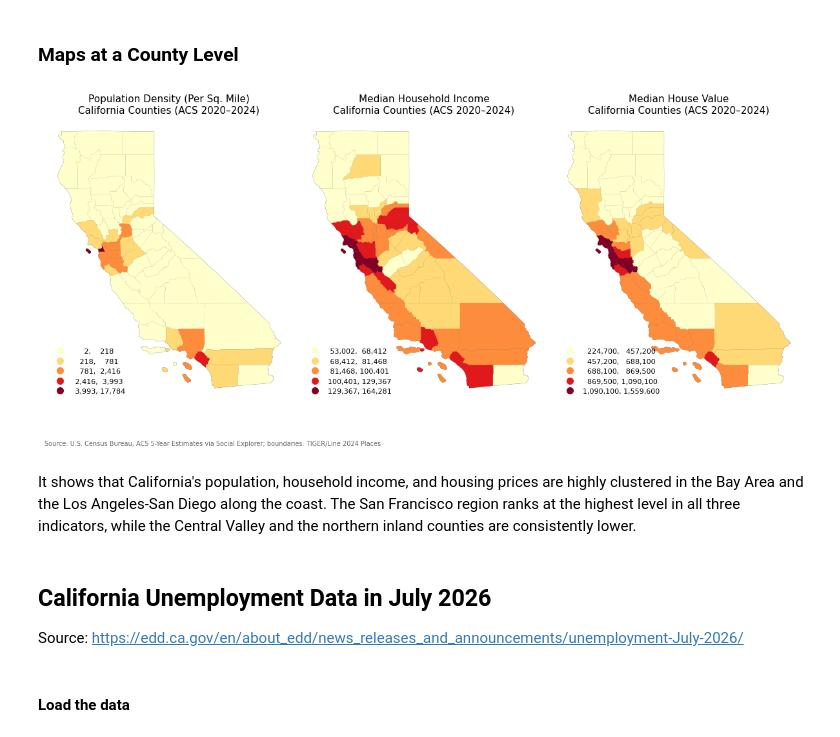
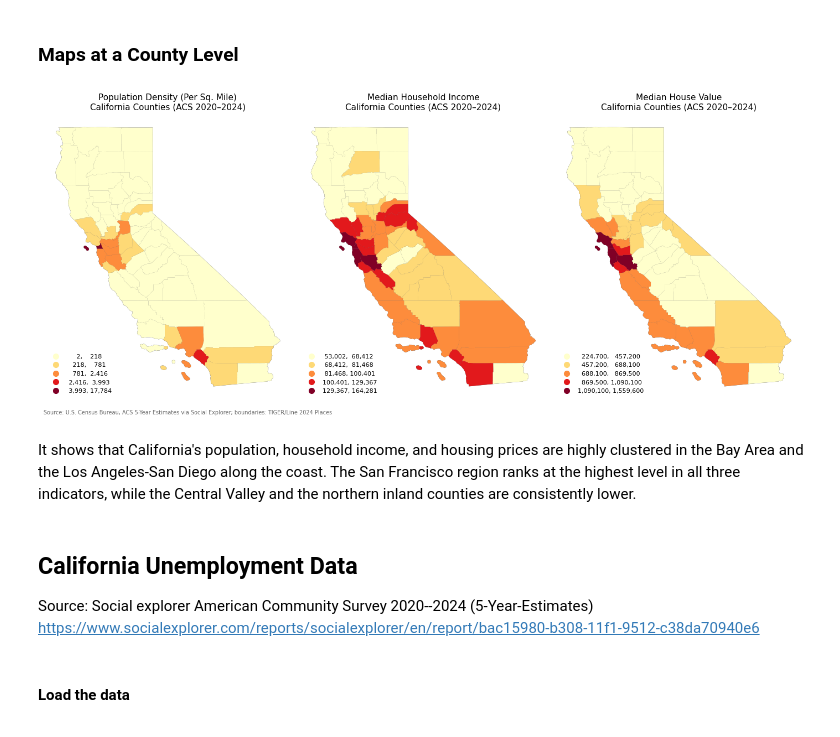
Before and after one commit to HowardChen0211/gisPy, a Jupyter notebook: ProblemSets_map.ipynb, the cells around one changed output. Saved outputs shown, nothing was run; the diff lists cells and outputs as text; code cells hidden in the pictures.

```diff
--- a/ProblemSets_map.ipynb
+++ b/ProblemSets_map.ipynb
@@ -436,45 +435,46 @@ geo_census_house[["Median House Value"]].describe().map('{:.3f}'.format) # witho
 # %% [markdown]
 ### Maps at a County Level
 # %%
-fig, axes = plt.subplots(1, 3, figsize=(12, 6))
+fig, axes = plt.subplots(1, 3, figsize=(14, 6))
 
 maps = [
     ('POPDEN', 'Population Density (Per Sq. Mile)'),
     ('Median Household Income', 'Median Household Income'),
     ("Median House Value", "Median House Value")
 ]
 
 for ax, (col, title) in zip(axes, maps):
     counties.plot(ax = ax, color='#2a2a2e', edgecolor='#999999', linewidth=0.3)
     geo_census_house.plot(
         ax=ax,
         column=col, # Data to plot
         legend=True,
         cmap='YlOrRd', # color palette
         scheme='natural_breaks',
         k=5,
         edgecolor='none',
         linewidth=0.2,
         legend_kwds={'fmt': '{:,.0f}', 'loc': 'lower left',
                      'markerscale': 0.8, 'frameon': False, 'fontsize': 8}
     )
     ax.set_title(f'{title}\nCalifornia Counties (ACS 2020–2024)', fontsize=11)
     ax.set_axis_off()
 
 fig.text(0.01, 0.02,
          'Source: U.S. Census Bureau, ACS 5-Year Estimates via Social Explorer; '
          'boundaries: TIGER/Line 2024 Places',
          fontsize=7, color='#666666')
 
 fig.tight_layout()
 plt.show()
 # %% [output]
-[figure, old version]
+[figure, new version]
 # %% [markdown]
 It shows that California's population, household income, and housing prices are highly clustered in the Bay Area and the Los Angeles-San Diego along the coast. The San Francisco region ranks at the highest level in all three indicators, while the Central Valley and the northern inland counties are consistently lower.
-# %% [markdown]
-## California Unemployment Data in July 2026
-Source: https://edd.ca.gov/en/about_edd/news_releases_and_announcements/unemployment-July-2026/
+# %% [markdown]
+## California Unemployment Data
+Source: Social explorer
+American Community Survey 2020--2024 (5-Year-Estimates) https://www.socialexplorer.com/reports/socialexplorer/en/report/bac15980-b308-11f1-9512-c38da70940e6
 # %% [markdown]
 #### Load the data
 # %%
```
Also changed, not shown: parts of 27 cells of this notebook.
